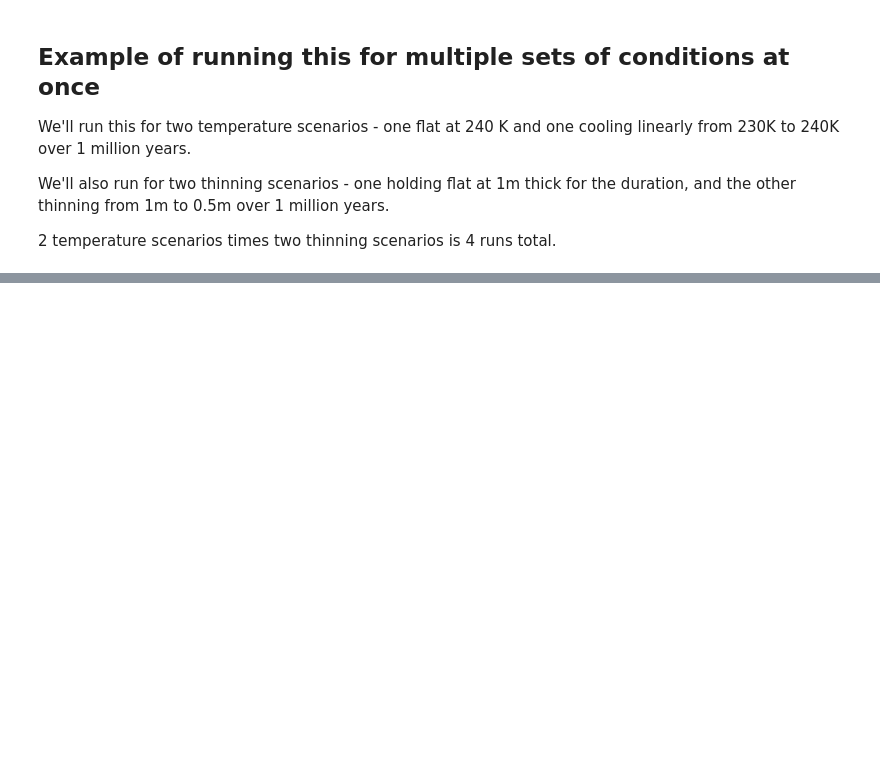
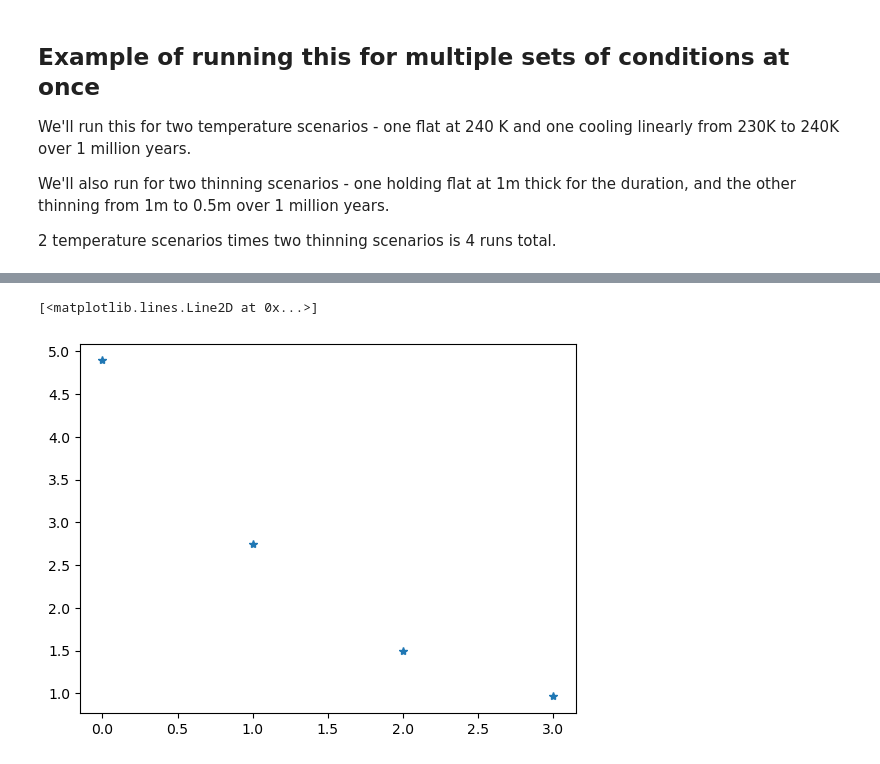
Before and after one commit to liamkirkpatrick/water-isotope-diffusion, a Jupyter notebook: 1d_model_thinning.ipynb, the cells around one changed output, grey strips where cells are left out. Cells and saved outputs as stored; diff of their text form; code cells hidden in the pictures; blank space fills up the shorter version.

```diff
--- a/1d_model_thinning.ipynb
+++ b/1d_model_thinning.ipynb
@@ -272,3 +278,8 @@ Running temperature scenario 2 of 2, thinning scenario 1 of 2
 [figure]
 Running temperature scenario 2 of 2, thinning scenario 2 of 2
 [figure]
+# %%
+plt.plot(amp,'*')
+# %% [output]
+[<matplotlib.lines.Line2D at 0x...>]
+[figure, added]
```
Also changed, not shown: parts of 5 cells of this notebook, 1 other file.
